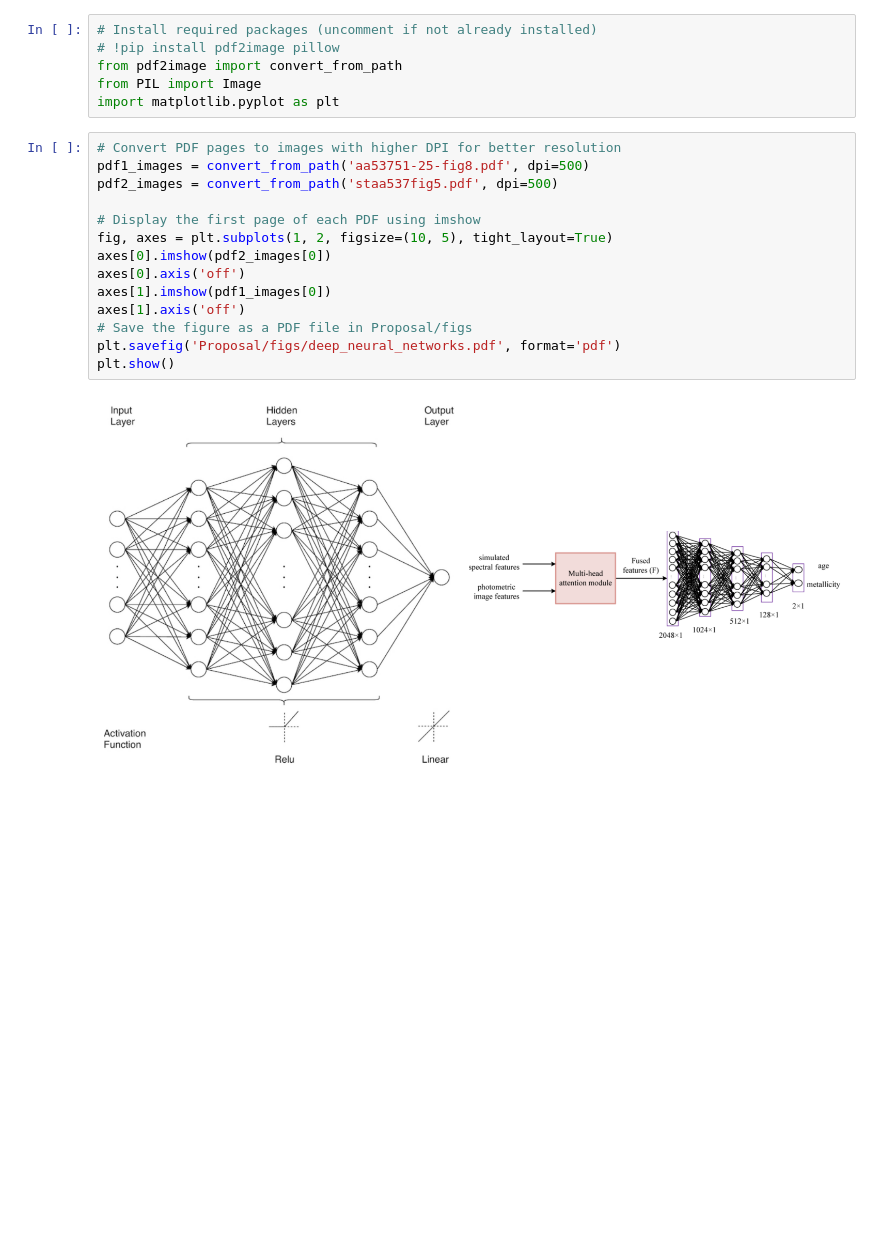
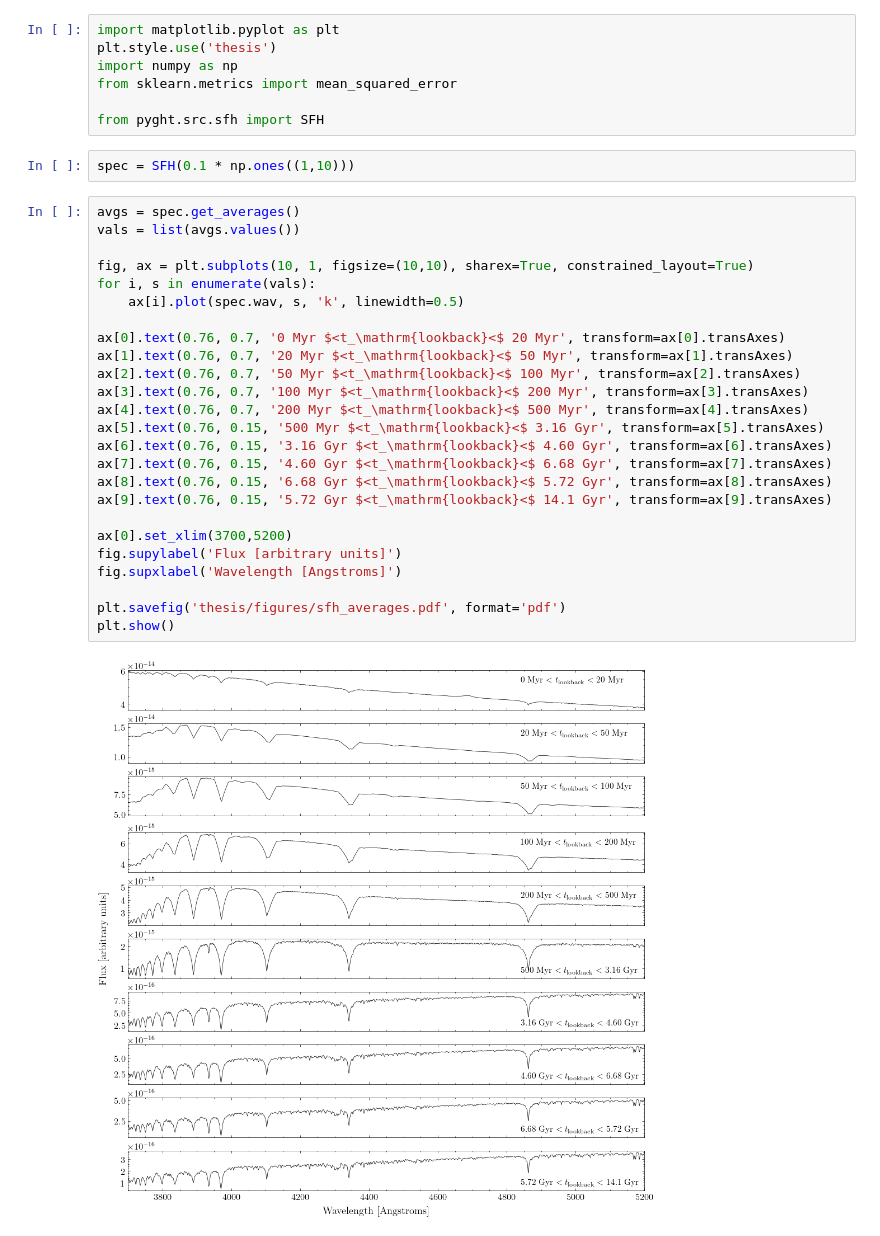
Before and after one commit to vernica-mehta/honours-project, a Jupyter notebook: make_figs.ipynb, the cells around one changed output. Saved outputs shown, nothing was run; the diff lists cells and outputs as text; blank space fills up the shorter version.

```diff
--- a/make_figs.ipynb
+++ b/make_figs.ipynb
@@ -1,22 +1,36 @@
-# %%
-# Install required packages (uncomment if not already installed)
-# !pip install pdf2image pillow
-from pdf2image import convert_from_path
-from PIL import Image
-import matplotlib.pyplot as plt
-# %%
-# Convert PDF pages to images with higher DPI for better resolution
-pdf1_images = convert_from_path('aa53751-25-fig8.pdf', dpi=500)
-pdf2_images = convert_from_path('staa537fig5.pdf', dpi=500)
-
-# Display the first page of each PDF using imshow
-fig, axes = plt.subplots(1, 2, figsize=(10, 5), tight_layout=True)
-axes[0].imshow(pdf2_images[0])
-axes[0].axis('off')
-axes[1].imshow(pdf1_images[0])
-axes[1].axis('off')
-# Save the figure as a PDF file in Proposal/figs
-plt.savefig('Proposal/figs/deep_neural_networks.pdf', format='pdf')
-plt.show()
-# %% [output]
-[figure, removed]
+# %%
+import matplotlib.pyplot as plt
+plt.style.use('thesis')
+import numpy as np
+from sklearn.metrics import mean_squared_error
+
+from pyght.src.sfh import SFH
+# %%
+spec = SFH(0.1 * np.ones((1,10)))
+# %%
+avgs = spec.get_averages()
+vals = list(avgs.values())
+
+fig, ax = plt.subplots(10, 1, figsize=(10,10), sharex=True, constrained_layout=True)
+for i, s in enumerate(vals):
+    ax[i].plot(spec.wav, s, 'k', linewidth=0.5)
+
+ax[0].text(0.76, 0.7, '0 Myr $<t_\mathrm{lookback}<$ 20 Myr', transform=ax[0].transAxes)
+ax[1].text(0.76, 0.7, '20 Myr $<t_\mathrm{lookback}<$ 50 Myr', transform=ax[1].transAxes)
+ax[2].text(0.76, 0.7, '50 Myr $<t_\mathrm{lookback}<$ 100 Myr', transform=ax[2].transAxes)
+ax[3].text(0.76, 0.7, '100 Myr $<t_\mathrm{lookback}<$ 200 Myr', transform=ax[3].transAxes)
+ax[4].text(0.76, 0.7, '200 Myr $<t_\mathrm{lookback}<$ 500 Myr', transform=ax[4].transAxes)
+ax[5].text(0.76, 0.15, '500 Myr $<t_\mathrm{lookback}<$ 3.16 Gyr', transform=ax[5].transAxes)
+ax[6].text(0.76, 0.15, '3.16 Gyr $<t_\mathrm{lookback}<$ 4.60 Gyr', transform=ax[6].transAxes)
+ax[7].text(0.76, 0.15, '4.60 Gyr $<t_\mathrm{lookback}<$ 6.68 Gyr', transform=ax[7].transAxes)
+ax[8].text(0.76, 0.15, '6.68 Gyr $<t_\mathrm{lookback}<$ 5.72 Gyr', transform=ax[8].transAxes)
+ax[9].text(0.76, 0.15, '5.72 Gyr $<t_\mathrm{lookback}<$ 14.1 Gyr', transform=ax[9].transAxes)
+
+ax[0].set_xlim(3700,5200)
+fig.supylabel('Flux [arbitrary units]')
+fig.supxlabel('Wavelength [Angstroms]')
+
+plt.savefig('thesis/figures/sfh_averages.pdf', format='pdf')
+plt.show()
+# %% [output]
+[figure, added]
```
Also changed, not shown: parts of 4 cells of this notebook, 7 other files.
